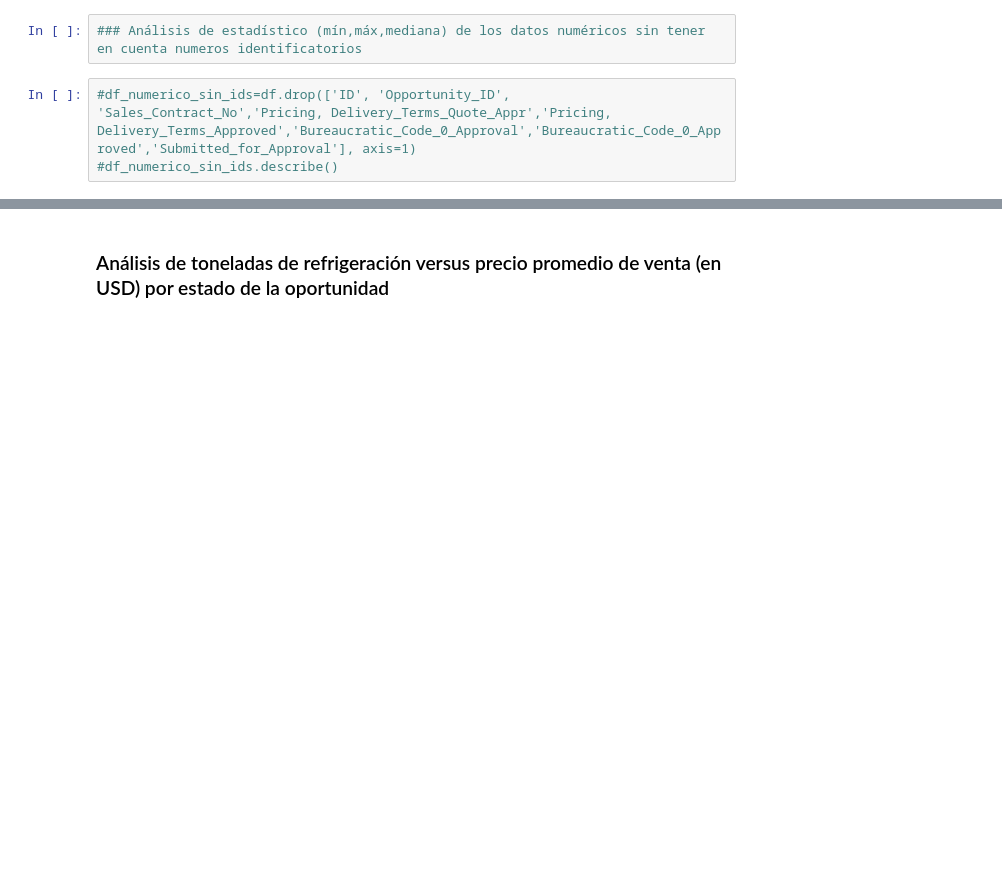
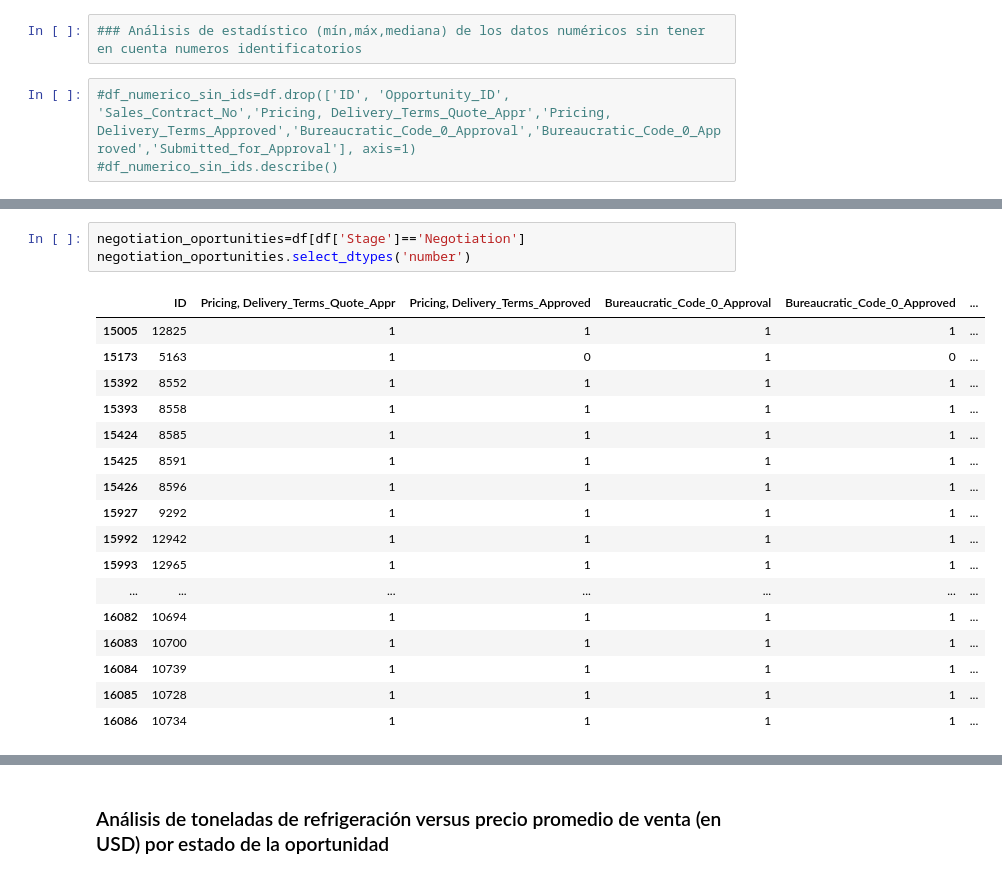
Before and after one commit to joacols/TP_orga_de_datos, a Jupyter notebook: Análisis exploratorio general TP1 2 Cuat 2020.ipynb, the cells around one changed output, grey strips where cells are left out. Cells and saved outputs as stored; diff of their text form; blank space fills up the shorter version.

```diff
--- a/Análisis exploratorio general TP1 2 Cuat 2020.ipynb
+++ b/Análisis exploratorio general TP1 2 Cuat 2020.ipynb
@@ -457,0 +480,21 @@ Del análisis del gráfico se puede observar que:
+# %%
+negotiation_oportunities=df[df['Stage']=='Negotiation']
+negotiation_oportunities.select_dtypes('number')
+# %% [output]
+|  | ID | Pricing, Delivery_Terms_Quote_Appr | Pricing, Delivery_Terms_Approved | Bureaucratic_Code_0_Approval | Bureaucratic_Code_0_Approved | ... |
+| 15005 | 12825 | 1 | 1 | 1 | 1 | ... |
+| 15173 | 5163 | 1 | 0 | 1 | 0 | ... |
+| 15392 | 8552 | 1 | 1 | 1 | 1 | ... |
+| 15393 | 8558 | 1 | 1 | 1 | 1 | ... |
+| 15424 | 8585 | 1 | 1 | 1 | 1 | ... |
+| 15425 | 8591 | 1 | 1 | 1 | 1 | ... |
+| 15426 | 8596 | 1 | 1 | 1 | 1 | ... |
+| 15927 | 9292 | 1 | 1 | 1 | 1 | ... |
+| 15992 | 12942 | 1 | 1 | 1 | 1 | ... |
+| 15993 | 12965 | 1 | 1 | 1 | 1 | ... |
+| ... | ... | ... | ... | ... | ... | ... |
+| 16082 | 10694 | 1 | 1 | 1 | 1 | ... |
+| 16083 | 10700 | 1 | 1 | 1 | 1 | ... |
+| 16084 | 10739 | 1 | 1 | 1 | 1 | ... |
+| 16085 | 10728 | 1 | 1 | 1 | 1 | ... |
+| 16086 | 10734 | 1 | 1 | 1 | 1 | ... |
```
Also changed, not shown: parts of 36 cells of this notebook.
